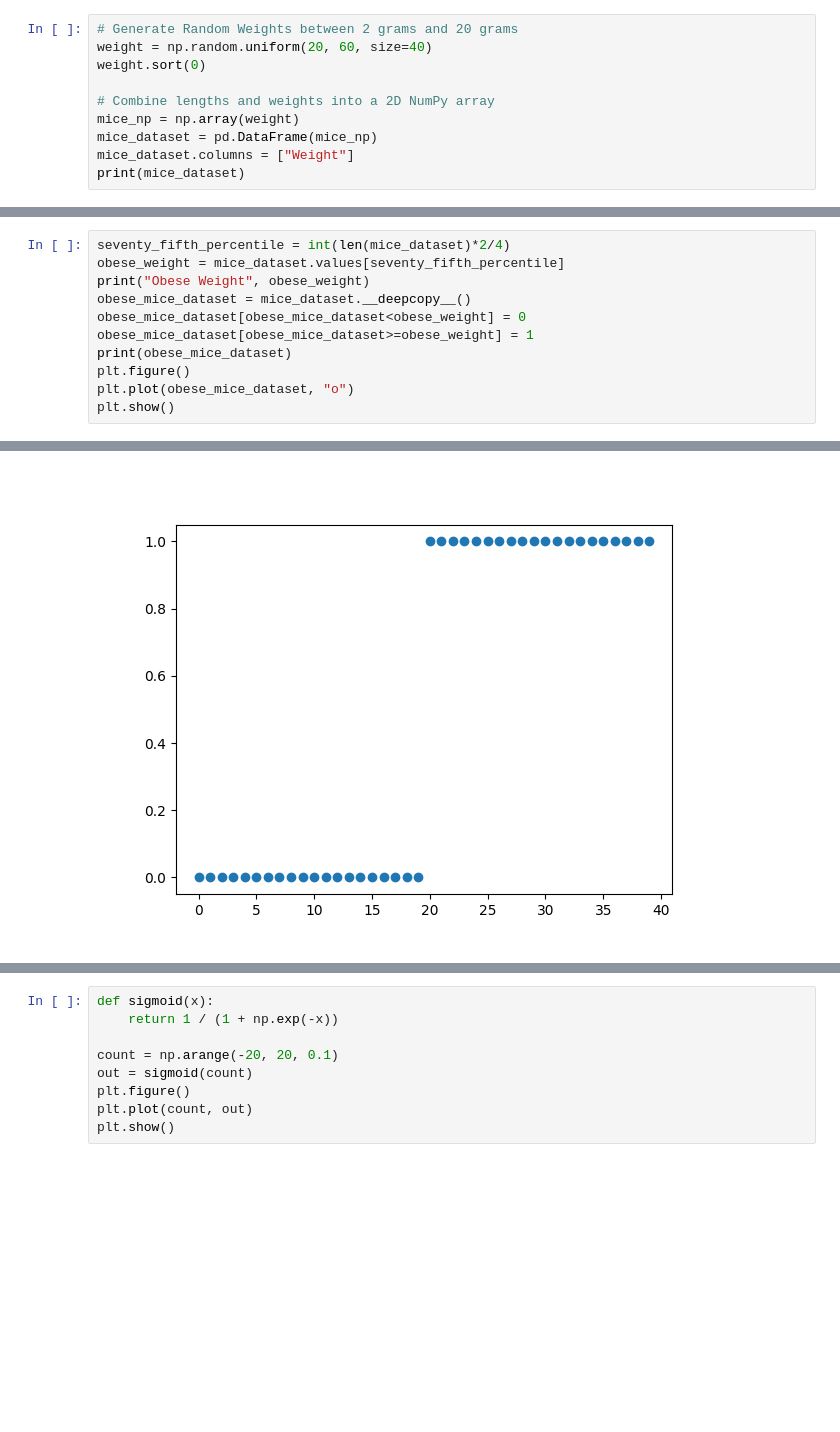
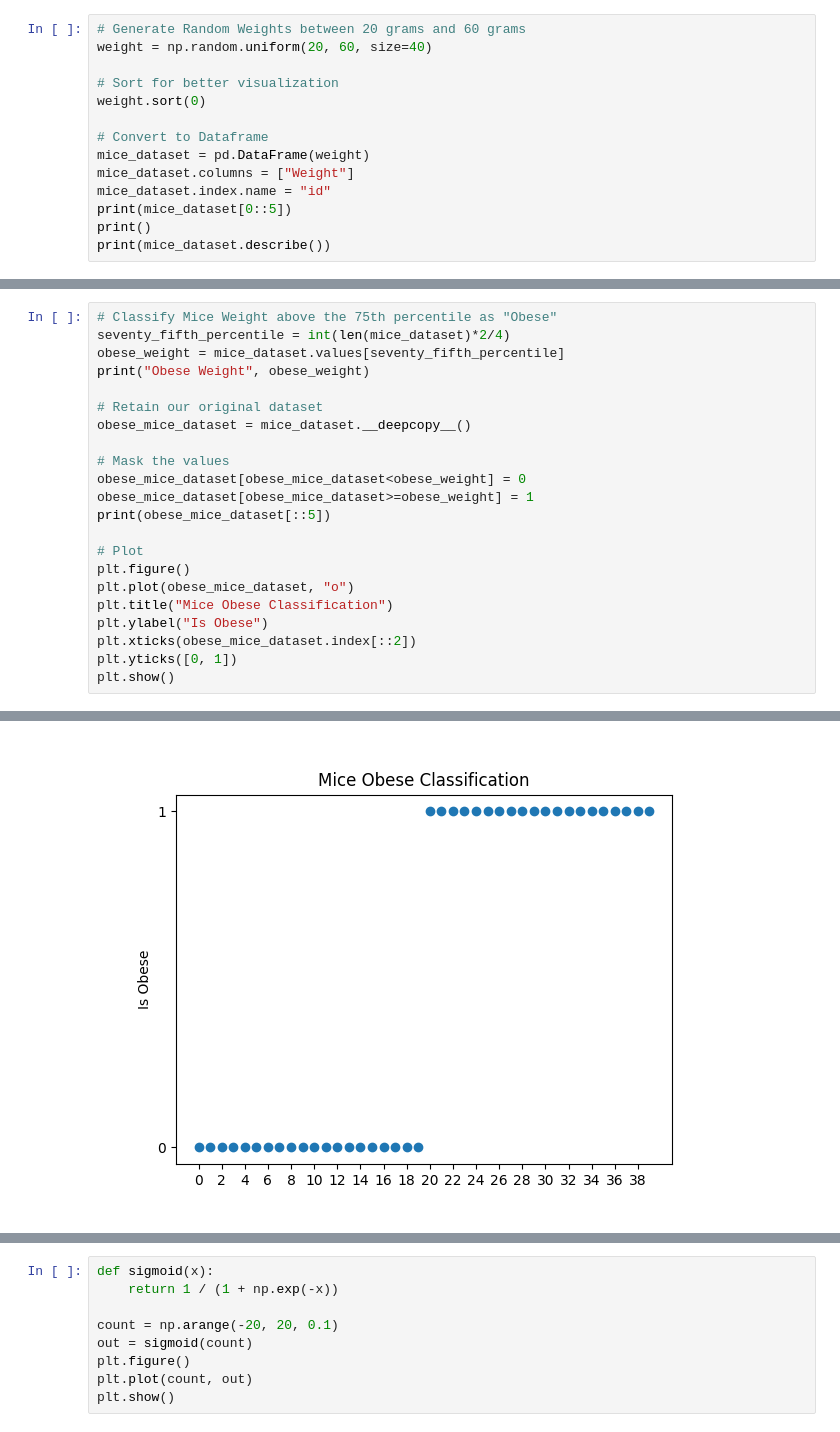
Before and after one commit to NCState-Exploring-Machine-Learning/unit-4-logistic-regression, a Jupyter notebook: logistic-regression.ipynb, the cells around one changed output, grey strips where cells are left out. Drawn from its saved outputs; the diff is of its cells as text; blank space fills up the shorter version.

```diff
--- a/logistic-regression.ipynb
+++ b/logistic-regression.ipynb
@@ -15,14 +15,18 @@ import matplotlib.pyplot as plt
 from sklearn.linear_model import LinearRegression, LogisticRegression
 from sklearn.model_selection import train_test_split
 # %%
-# Generate Random Weights between 2 grams and 20 grams
+# Generate Random Weights between 20 grams and 60 grams
 weight = np.random.uniform(20, 60, size=40)
+
+# Sort for better visualization
 weight.sort(0)
 
-# Combine lengths and weights into a 2D NumPy array
-mice_np = np.array(weight)
-mice_dataset = pd.DataFrame(mice_np)
+# Convert to Dataframe
+mice_dataset = pd.DataFrame(weight)
 mice_dataset.columns = ["Weight"]
-print(mice_dataset)
+mice_dataset.index.name = "id"
+print(mice_dataset[0::5])
+print()
+print(mice_dataset.describe())
 # %% [output]
        Weight
@@ -63,12 +72,23 @@ plt.show()
 # %%
+# Classify Mice Weight above the 75th percentile as "Obese"
 seventy_fifth_percentile = int(len(mice_dataset)*2/4)
 obese_weight = mice_dataset.values[seventy_fifth_percentile]
 print("Obese Weight", obese_weight)
+
+# Retain our original dataset
 obese_mice_dataset = mice_dataset.__deepcopy__()
+
+# Mask the values
 obese_mice_dataset[obese_mice_dataset<obese_weight] = 0
 obese_mice_dataset[obese_mice_dataset>=obese_weight] = 1
-print(obese_mice_dataset)
+print(obese_mice_dataset[::5])
+
+# Plot
 plt.figure()
 plt.plot(obese_mice_dataset, "o")
+plt.title("Mice Obese Classification")
+plt.ylabel("Is Obese")
+plt.xticks(obese_mice_dataset.index[::2])
+plt.yticks([0, 1])
 plt.show()
 # %% [output]
@@ -92,2 +106,2 @@ Obese Weight [36.70125518]
-[figure, old version]
+[figure, new version]
 # %%
```
Also changed, not shown: parts of 17 cells of this notebook, 2 other files.
